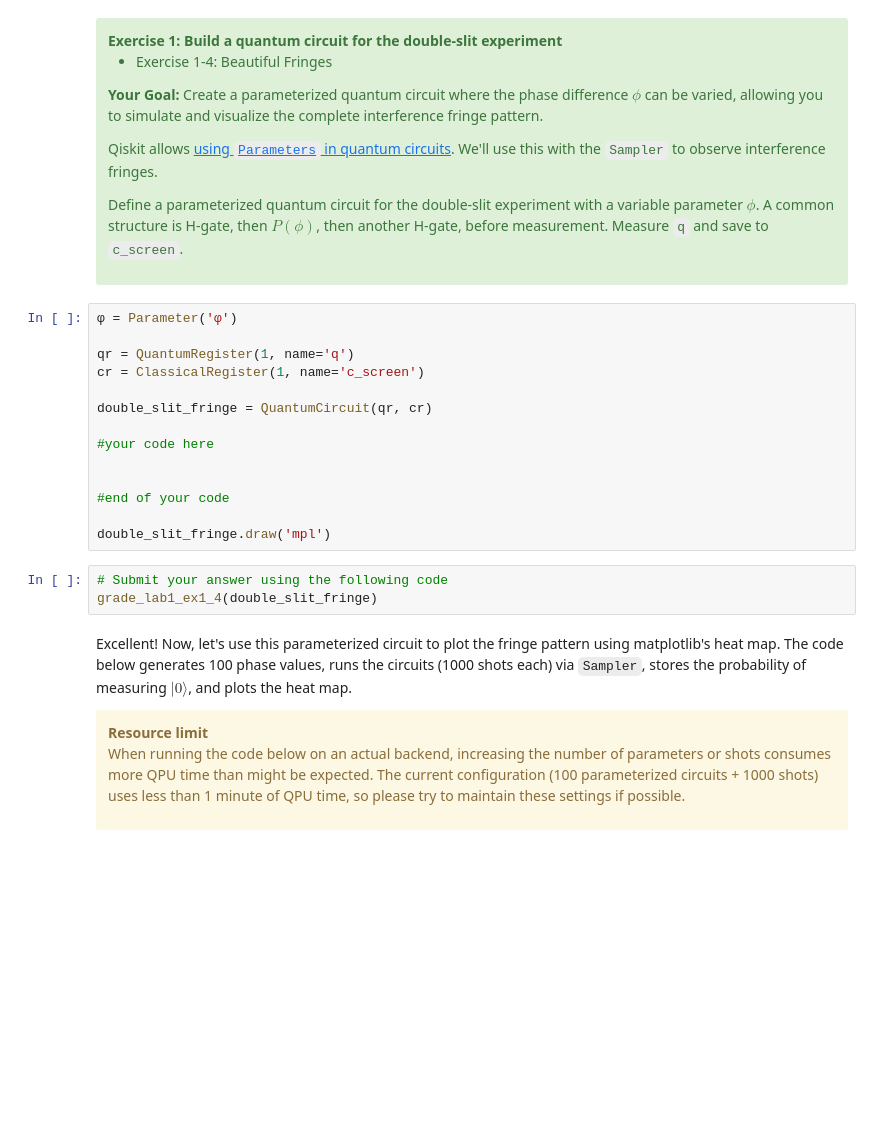
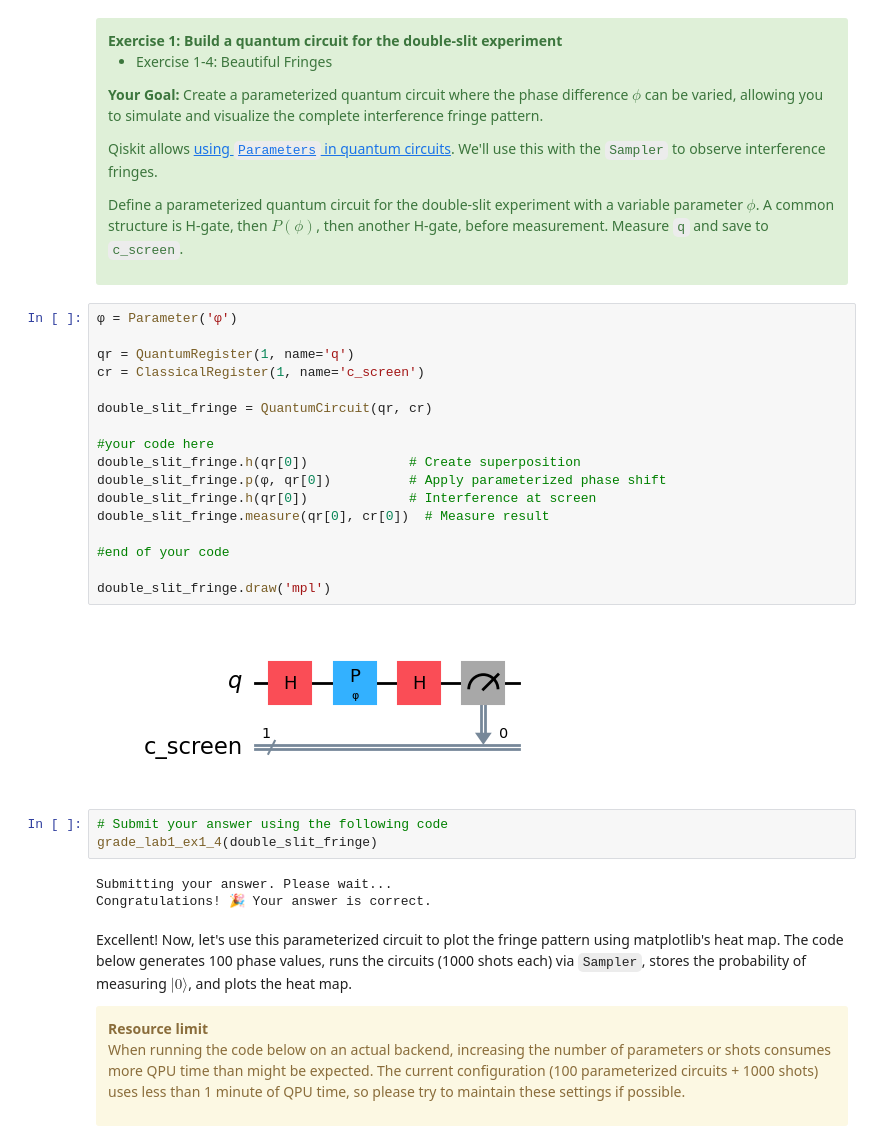
Before and after one commit to zargon01/qgss-2025, a Jupyter notebook: lab-1/lab1.ipynb, the cells around one changed output. Cells and saved outputs as stored; diff of their text form; blank space fills up the shorter version.

```diff
--- a/lab-1/lab1.ipynb
+++ b/lab-1/lab1.ipynb
@@ -323,20 +361,28 @@ Define a parameterized quantum circuit for the double-slit experiment with a var
 # %%
 φ = Parameter('φ')
 
 qr = QuantumRegister(1, name='q')
 cr = ClassicalRegister(1, name='c_screen')
 
 double_slit_fringe = QuantumCircuit(qr, cr)
 
 #your code here
-
+double_slit_fringe.h(qr[0])             # Create superposition
+double_slit_fringe.p(φ, qr[0])          # Apply parameterized phase shift
+double_slit_fringe.h(qr[0])             # Interference at screen
+double_slit_fringe.measure(qr[0], cr[0])  # Measure result
 
 #end of your code
 
 double_slit_fringe.draw('mpl')
+# %% [output]
+[figure, added]
 # %%
 # Submit your answer using the following code
 grade_lab1_ex1_4(double_slit_fringe)
+# %% [output]
+Submitting your answer. Please wait...
+Congratulations! 🎉 Your answer is correct.
 # %% [markdown]
 Excellent! Now, let's use this parameterized circuit to plot the fringe pattern using matplotlib's heat map. The code below generates 100 phase values, runs the circuits (1000 shots each) via `Sampler`, stores the probability of measuring $|0\rangle$, and plots the heat map.
 
```
Also changed, not shown: parts of 27 cells of this notebook.
